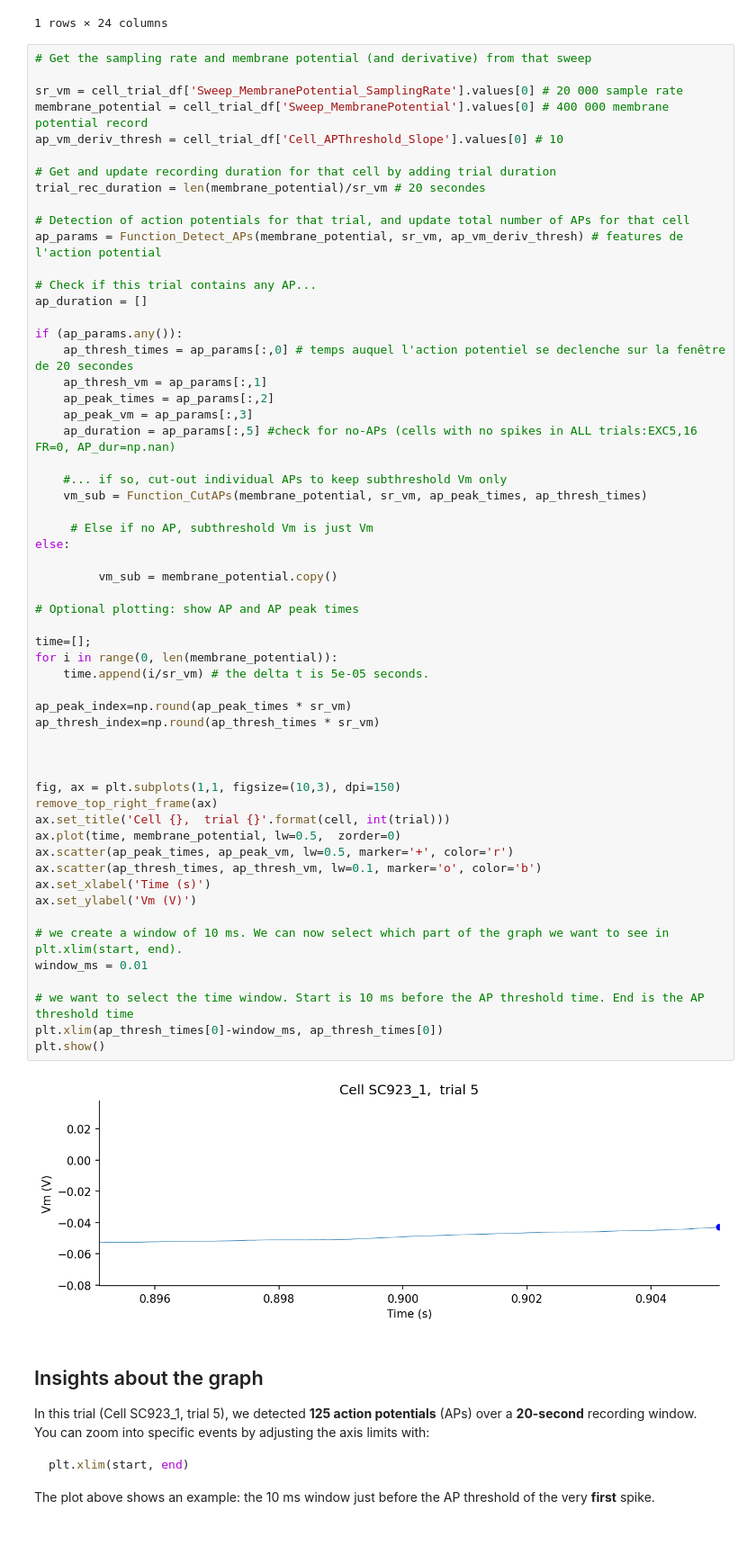
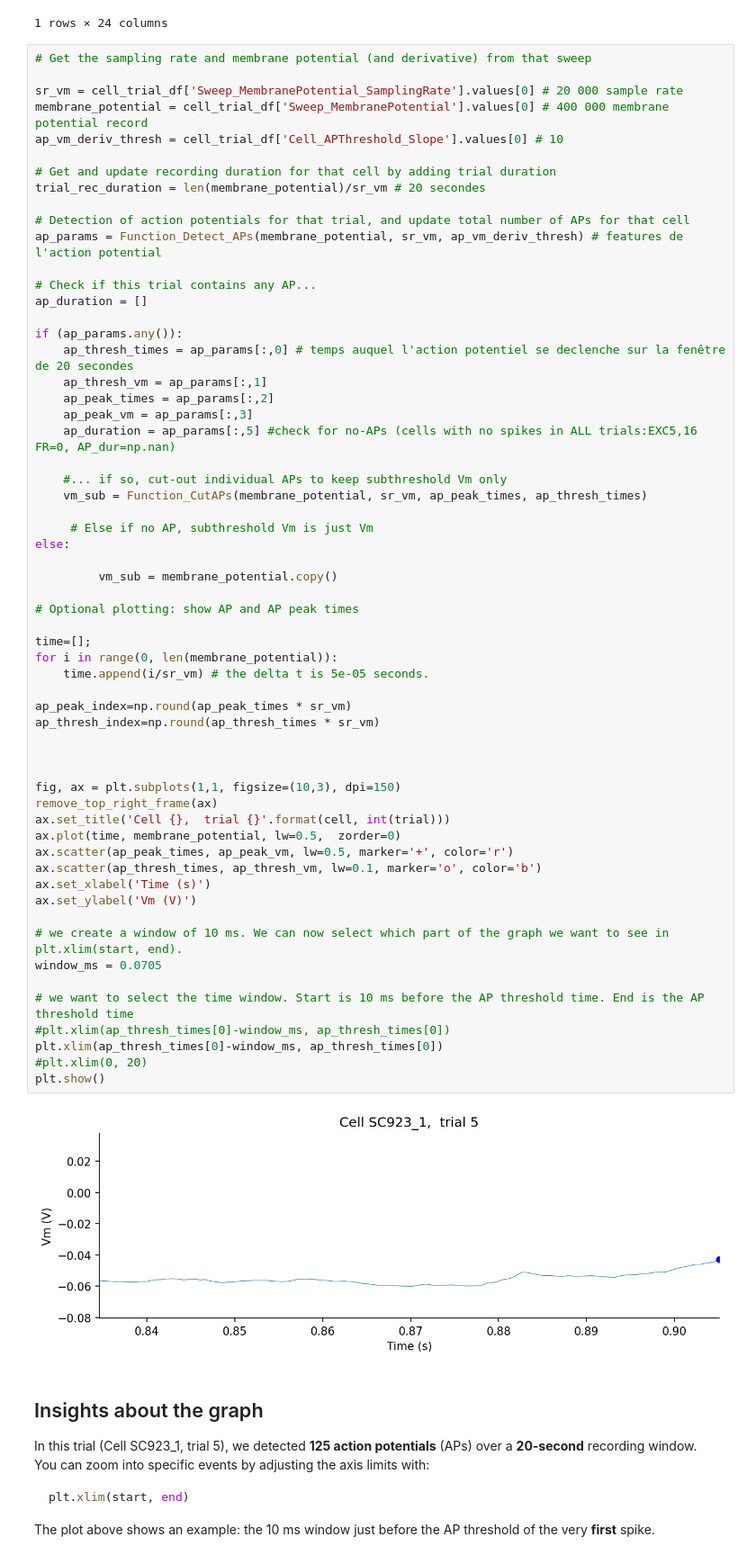
Before and after one commit to notLuluu/BIO-482-project, a Jupyter notebook: maxime_test.ipynb, the cells around one changed output. Shown at 90% size. Saved outputs shown, nothing was run; the diff lists cells and outputs as text.

```diff
--- a/maxime_test.ipynb
+++ b/maxime_test.ipynb
@@ -106,35 +106,37 @@ if (ap_params.any()):
 else:
 
          vm_sub = membrane_potential.copy()
 
 # Optional plotting: show AP and AP peak times
 
 time=[];
 for i in range(0, len(membrane_potential)):
     time.append(i/sr_vm) # the delta t is 5e-05 seconds.
 
 ap_peak_index=np.round(ap_peak_times * sr_vm)
 ap_thresh_index=np.round(ap_thresh_times * sr_vm)
 
 
 
 fig, ax = plt.subplots(1,1, figsize=(10,3), dpi=150)
 remove_top_right_frame(ax)
 ax.set_title('Cell {},  trial {}'.format(cell, int(trial)))
 ax.plot(time, membrane_potential, lw=0.5,  zorder=0)
 ax.scatter(ap_peak_times, ap_peak_vm, lw=0.5, marker='+', color='r')
 ax.scatter(ap_thresh_times, ap_thresh_vm, lw=0.1, marker='o', color='b')
 ax.set_xlabel('Time (s)')
 ax.set_ylabel('Vm (V)')
 
 # we create a window of 10 ms. We can now select which part of the graph we want to see in plt.xlim(start, end).
-window_ms = 0.01
+window_ms = 0.0705
 
 # we want to select the time window. Start is 10 ms before the AP threshold time. End is the AP threshold time
+#plt.xlim(ap_thresh_times[0]-window_ms, ap_thresh_times[0])
 plt.xlim(ap_thresh_times[0]-window_ms, ap_thresh_times[0])
+#plt.xlim(0, 20)
 plt.show()
 # %% [output]
-[figure, old version]
+[figure, new version]
 # %% [markdown]
 ## Insights about the graph
 
```
